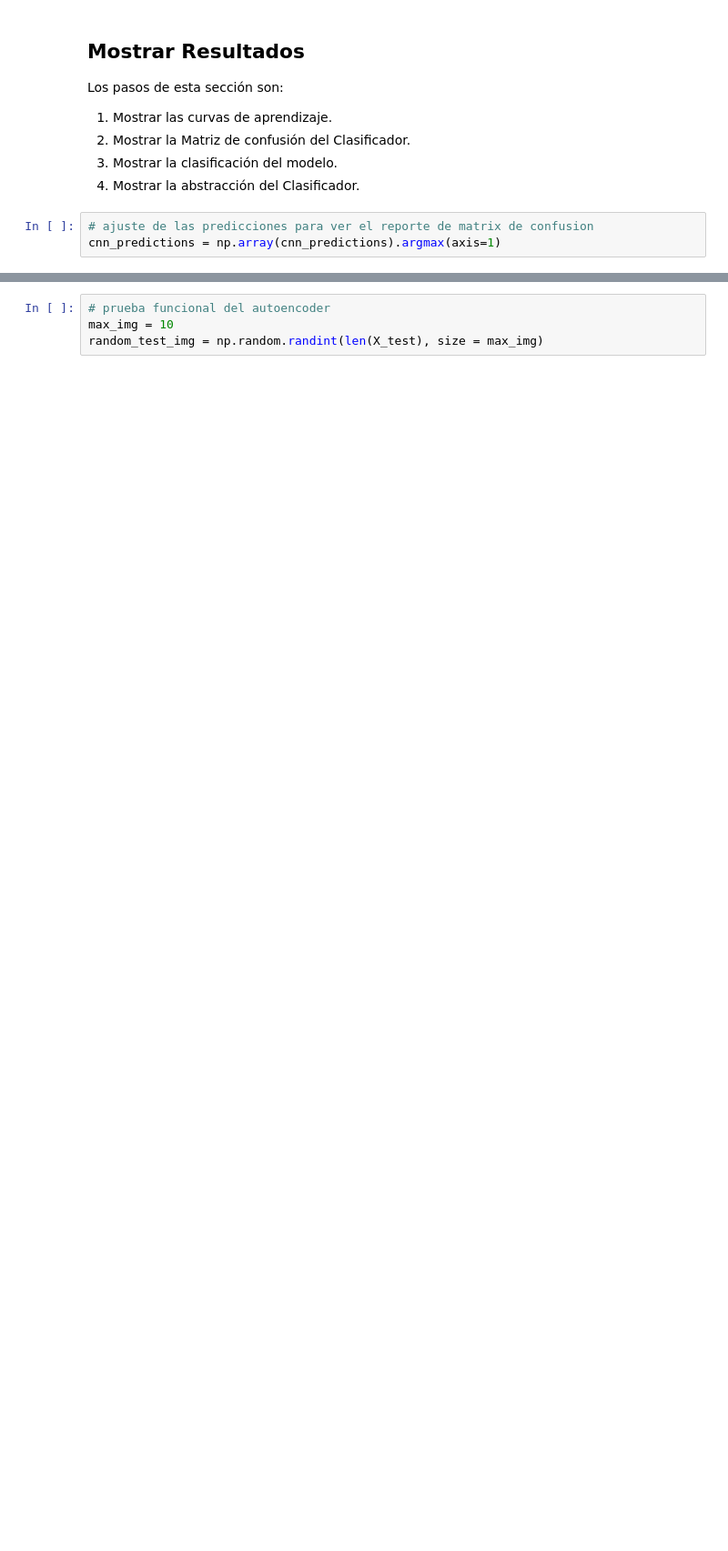
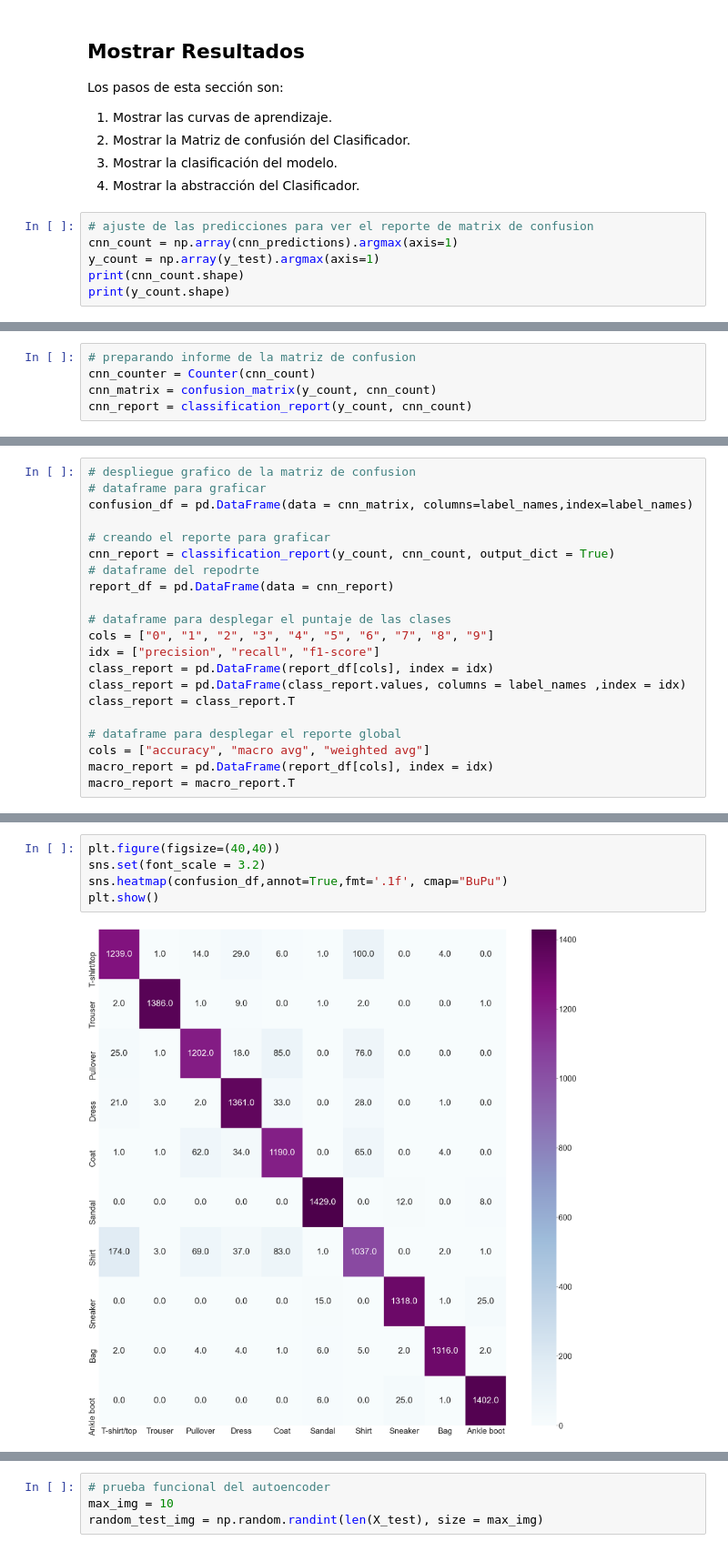
Before and after one commit to sa-artea/TallerML-GAN-CGAN-DISC, a Jupyter notebook: 02-CNN-ClassifierTrue.ipynb, the cells around one changed output, grey strips where cells are left out. Shown at 91% size. Drawn from its saved outputs; the diff is of its cells as text; blank space fills up the shorter version.

```diff
--- a/02-CNN-ClassifierTrue.ipynb
+++ b/02-CNN-ClassifierTrue.ipynb
@@ -361,4 +444,7 @@ Los pasos de esta sección son:
 4. Mostrar la abstracción del Clasificador.
 # %%
 # ajuste de las predicciones para ver el reporte de matrix de confusion
-cnn_predictions = np.array(cnn_predictions).argmax(axis=1)
+cnn_count = np.array(cnn_predictions).argmax(axis=1)
+y_count = np.array(y_test).argmax(axis=1)
+print(cnn_count.shape)
+print(y_count.shape)
@@ -365,3 +454,8 @@ cnn_predictions = np.array(cnn_predictions).argmax(axis=1)
+# %%
+# preparando informe de la matriz de confusion
+cnn_counter = Counter(cnn_count)
+cnn_matrix = confusion_matrix(y_count, cnn_count)
+cnn_report = classification_report(y_count, cnn_count)
 # %%
 # Informe por consola de las pruebas para el clasificador
 print("----- Reporte de Pruebas para el clasificador CNN -----")
@@ -374,0 +487,21 @@ print(" - Precision: ", cnn_eval[1])
+# %%
+# despliegue grafico de la matriz de confusion
+# dataframe para graficar
+confusion_df = pd.DataFrame(data = cnn_matrix, columns=label_names,index=label_names)
+
+# creando el reporte para graficar
+cnn_report = classification_report(y_count, cnn_count, output_dict = True)
+# dataframe del repodrte
+report_df = pd.DataFrame(data = cnn_report)
+
+# dataframe para desplegar el puntaje de las clases
+cols = ["0", "1", "2", "3", "4", "5", "6", "7", "8", "9"]
+idx = ["precision", "recall", "f1-score"]
+class_report = pd.DataFrame(report_df[cols], index = idx)
+class_report = pd.DataFrame(class_report.values, columns = label_names ,index = idx)
+class_report = class_report.T
+
+# dataframe para desplegar el reporte global
+cols = ["accuracy", "macro avg", "weighted avg"]
+macro_report = pd.DataFrame(report_df[cols], index = idx)
+macro_report = macro_report.T
@@ -374,0 +516,7 @@ print(" - Precision: ", cnn_eval[1])
+# %%
+plt.figure(figsize=(40,40))
+sns.set(font_scale = 3.2)
+sns.heatmap(confusion_df,annot=True,fmt='.1f', cmap="BuPu")
+plt.show()
+# %% [output]
+[figure, added]
```
Also changed, not shown: parts of 20 cells of this notebook, 3 other files.
